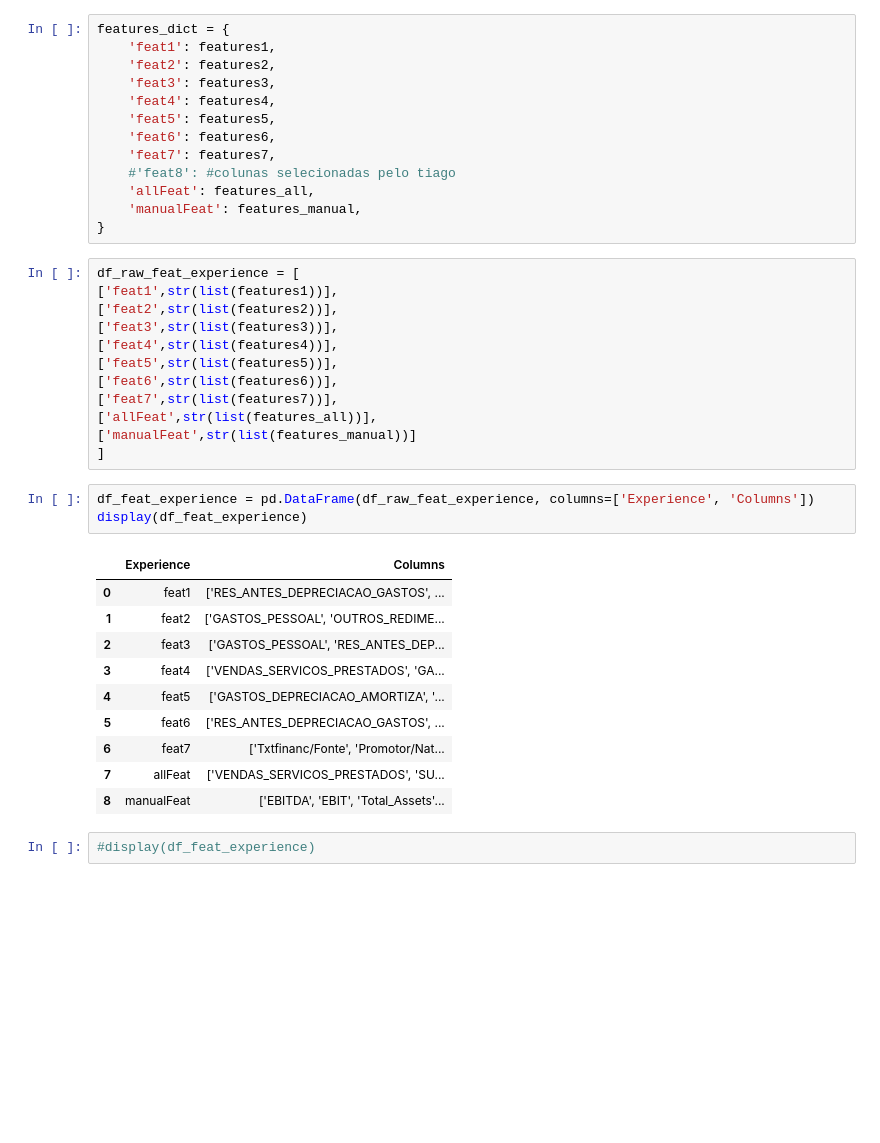
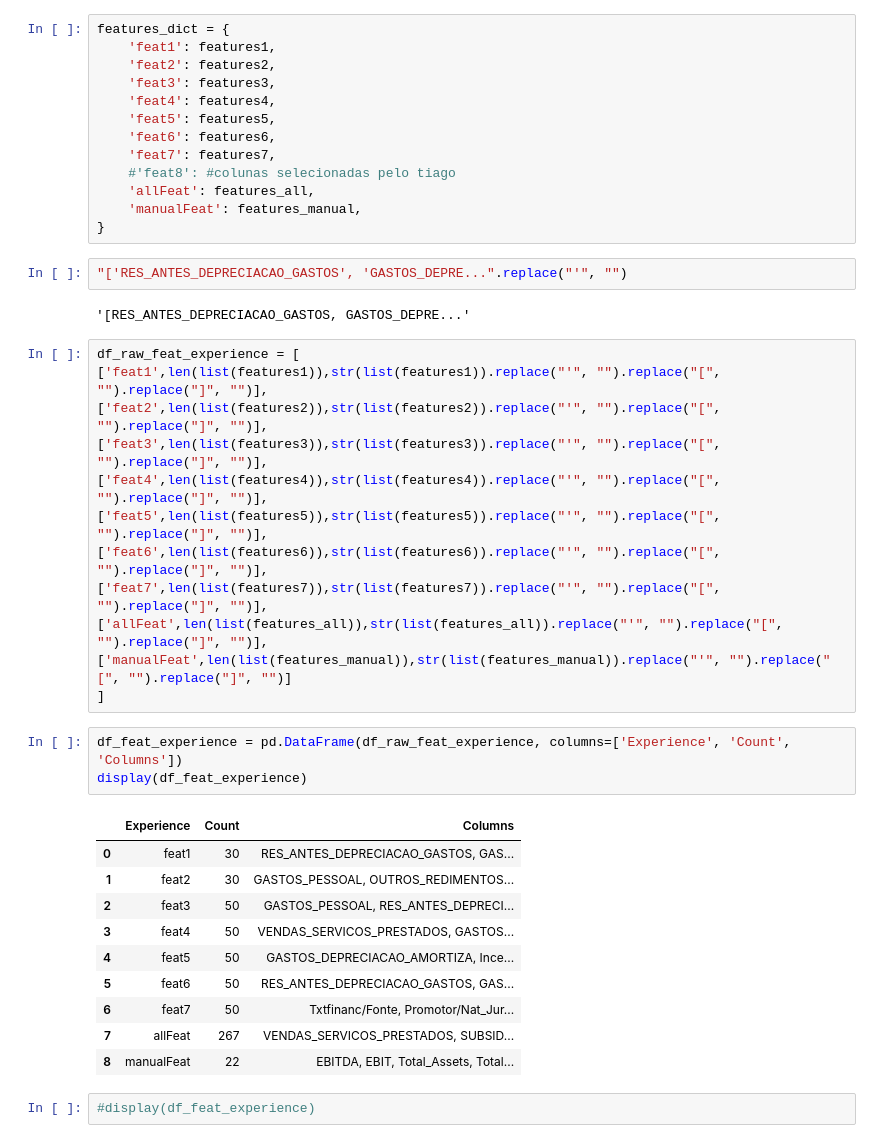
Before and after one commit to AfonsoMiao/ML_Project, a Jupyter notebook: Extract_Data_Code/machine_learning_experiments.ipynb, the cells around one changed output. Drawn from its saved outputs; the diff is of its cells as text; blank space fills up the shorter version.

```diff
--- a/Extract_Data_Code/machine_learning_experiments.ipynb
+++ b/Extract_Data_Code/machine_learning_experiments.ipynb
@@ -669,32 +679,36 @@ features_dict = {
     'allFeat': features_all,
     'manualFeat': features_manual,
 }
+# %%
+"['RES_ANTES_DEPRECIACAO_GASTOS', 'GASTOS_DEPRE...".replace("'", "")
+# %% [output]
+'[RES_ANTES_DEPRECIACAO_GASTOS, GASTOS_DEPRE...'
 # %%
 df_raw_feat_experience = [
-['feat1',str(list(features1))],
-['feat2',str(list(features2))],
-['feat3',str(list(features3))],
-['feat4',str(list(features4))],
-['feat5',str(list(features5))],
-['feat6',str(list(features6))],
-['feat7',str(list(features7))],
-['allFeat',str(list(features_all))],
-['manualFeat',str(list(features_manual))]
+['feat1',len(list(features1)),str(list(features1)).replace("'", "").replace("[", "").replace("]", "")],
+['feat2',len(list(features2)),str(list(features2)).replace("'", "").replace("[", "").replace("]", "")],
+['feat3',len(list(features3)),str(list(features3)).replace("'", "").replace("[", "").replace("]", "")],
+['feat4',len(list(features4)),str(list(features4)).replace("'", "").replace("[", "").replace("]", "")],
+['feat5',len(list(features5)),str(list(features5)).replace("'", "").replace("[", "").replace("]", "")],
+['feat6',len(list(features6)),str(list(features6)).replace("'", "").replace("[", "").replace("]", "")],
+['feat7',len(list(features7)),str(list(features7)).replace("'", "").replace("[", "").replace("]", "")],
+['allFeat',len(list(features_all)),str(list(features_all)).replace("'", "").replace("[", "").replace("]", "")],
+['manualFeat',len(list(features_manual)),str(list(features_manual)).replace("'", "").replace("[", "").replace("]", "")]
 ]
 # %%
-df_feat_experience = pd.DataFrame(df_raw_feat_experience, columns=['Experience', 'Columns'])
+df_feat_experience = pd.DataFrame(df_raw_feat_experience, columns=['Experience', 'Count', 'Columns'])
 display(df_feat_experience)
 # %% [output]
-|  | Experience | Columns |
-| 0 | feat1 | ['RES_ANTES_DEPRECIACAO_GASTOS', ... |
-| 1 | feat2 | ['GASTOS_PESSOAL', 'OUTROS_REDIME... |
-| 2 | feat3 | ['GASTOS_PESSOAL', 'RES_ANTES_DEP... |
-| 3 | feat4 | ['VENDAS_SERVICOS_PRESTADOS', 'GA... |
-| 4 | feat5 | ['GASTOS_DEPRECIACAO_AMORTIZA', '... |
-| 5 | feat6 | ['RES_ANTES_DEPRECIACAO_GASTOS', ... |
-| 6 | feat7 | ['Txtfinanc/Fonte', 'Promotor/Nat... |
-| 7 | allFeat | ['VENDAS_SERVICOS_PRESTADOS', 'SU... |
-| 8 | manualFeat | ['EBITDA', 'EBIT', 'Total_Assets'... |
+|  | Experience | Count | Columns |
+| 0 | feat1 | 30 | RES_ANTES_DEPRECIACAO_GASTOS, GAS... |
+| 1 | feat2 | 30 | GASTOS_PESSOAL, OUTROS_REDIMENTOS... |
+| 2 | feat3 | 50 | GASTOS_PESSOAL, RES_ANTES_DEPRECI... |
+| 3 | feat4 | 50 | VENDAS_SERVICOS_PRESTADOS, GASTOS... |
+| 4 | feat5 | 50 | GASTOS_DEPRECIACAO_AMORTIZA, Ince... |
+| 5 | feat6 | 50 | RES_ANTES_DEPRECIACAO_GASTOS, GAS... |
+| 6 | feat7 | 50 | Txtfinanc/Fonte, Promotor/Nat_Jur... |
+| 7 | allFeat | 267 | VENDAS_SERVICOS_PRESTADOS, SUBSID... |
+| 8 | manualFeat | 22 | EBITDA, EBIT, Total_Assets, Total... |
 # %%
 #display(df_feat_experience)
 # %%
```
Also changed, not shown: parts of 4 cells of this notebook, 5 other files.
